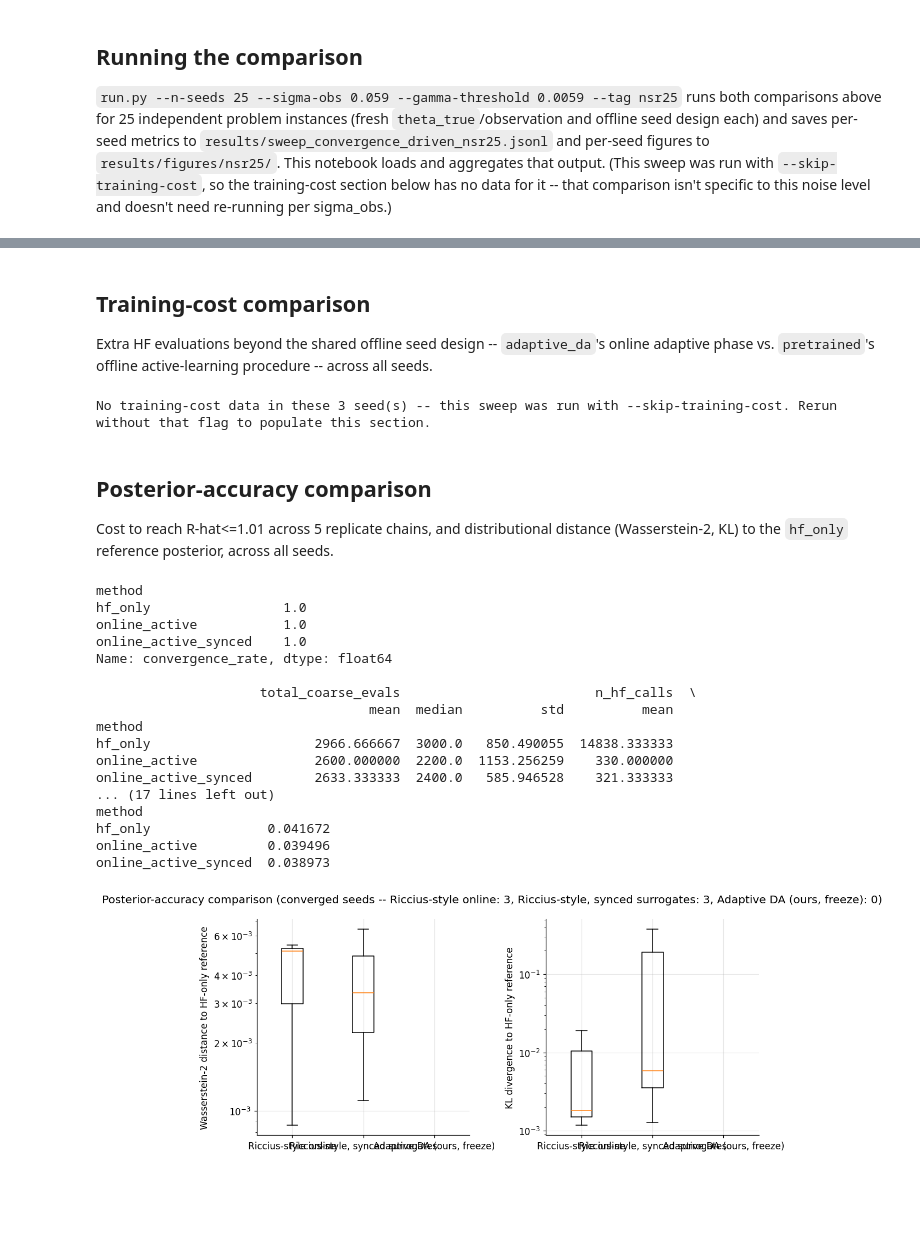
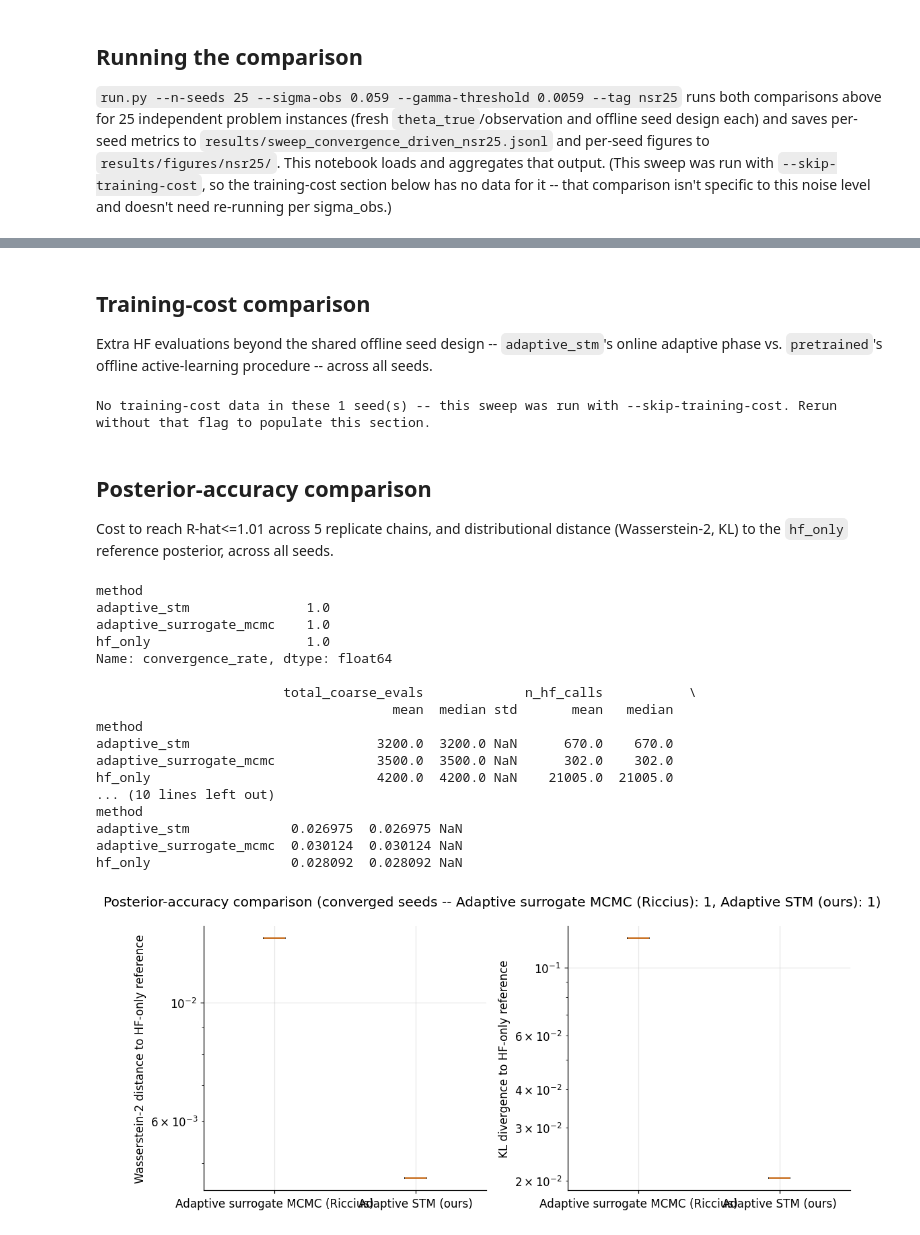
Before and after one commit to filippozacchei/MFDA_ActiveLearning, a Jupyter notebook: examples/toy_problem/msd_benchmark.ipynb, the cells around one changed output, grey strips where cells are left out. Saved outputs shown, nothing was run; the diff lists cells and outputs as text; code cells hidden in the pictures; blank space fills up the shorter version.

```diff
--- a/examples/toy_problem/msd_benchmark.ipynb
+++ b/examples/toy_problem/msd_benchmark.ipynb
@@ -152,7 +143,7 @@ display(Image(filename=str(FIGURES_DIR / f"posterior_scatter_seed_{example_seed}
 # %% [markdown]
 ## Training-cost comparison
 
-Extra HF evaluations beyond the shared offline seed design -- `adaptive_da`'s online
+Extra HF evaluations beyond the shared offline seed design -- `adaptive_stm`'s online
 adaptive phase vs. `pretrained`'s offline active-learning procedure -- across all
 seeds.
 # %%
@@ -177,78 +168,67 @@ else:
         for r in tc_rows
     ])
     print(tc_df[["offline_extra_hf", "online_extra_hf"]].agg(["mean", "median", "std"]))
-    print(f"\nadaptive_da's adaptive-phase convergence rate: {tc_df['online_converged'].mean():.1%}")
+    print(f"\nadaptive_stm's adaptive-phase convergence rate: {tc_df['online_converged'].mean():.1%}")
 
     fig = plot_training_cost_boxplot(
         tc_df["offline_extra_hf"].to_numpy(), tc_df["online_extra_hf"].to_numpy(), n_init=tc_rows[0]["n_init"]
     )
     fig.savefig(FIGURES_DIR / "training_cost_sweep.png", bbox_inches="tight")
 # %% [output]
-No training-cost data in these 3 seed(s) -- this sweep was run with --skip-training-cost. Rerun without that flag to populate this section.
+No training-cost data in these 1 seed(s) -- this sweep was run with --skip-training-cost. Rerun without that flag to populate this section.
 # %% [markdown]
 ## Posterior-accuracy comparison
 
 Cost to reach R-hat<=1.01 across 5 replicate chains, and distributional distance
 (Wasserstein-2, KL) to the `hf_only` reference posterior, across all seeds.
 # %%
-candidate_methods = ("hf_only", "online_active", "online_active_synced", "adaptive_da")
+candidate_methods = ("hf_only", "adaptive_surrogate_mcmc", "adaptive_stm")
 
 pa_rows = []
 for r in sweep_rows:
     for method in candidate_methods:
         p = r["posterior"].get(method)
         if p is None:
-            continue  # e.g. online_active_synced absent from rows run without --include-synced
+            continue  # e.g. an older row saved before the online_active_synced -> adaptive_surrogate_mcmc rename
         pooled = p.get("pooled", {})
         pa_rows.append({
             "seed": r["seed"],
             "method": method,
             "converged": p["converged"],
             "total_coarse_evals": p["total_coarse_evals"],
             "n_hf_calls": pooled.get("n_hf_calls"),
             "w2_ref": pooled.get("wasserstein2_to_reference"),
             "kl_ref": pooled.get("kl_to_reference"),
             "rmse": pooled.get("rmse_to_truth"),
         })
 pa_df = pd.DataFrame(pa_rows)
 print(pa_df.groupby("method")["converged"].mean().rename("convergence_rate"))
 print()
 print(pa_df.groupby("method")[["total_coarse_evals", "n_hf_calls", "w2_ref", "kl_ref", "rmse"]].agg(["mean", "median", "std"]))
 
-# Only include online_active_synced in the boxplots if at least one row actually has it
-# (mixing seeds run with/without --include-synced would otherwise silently compare
-# methods over different, non-overlapping seed sets without saying so).
-method_order = ("online_active", "adaptive_da")
-if "online_active_synced" in pa_df["method"].unique():
-    n_with_synced = pa_df.loc[pa_df["method"] == "online_active_synced", "seed"].nunique()
-    n_total = pa_df["seed"].nunique()
-    if n_with_synced < n_total:
-        print(f"\nNote: online_active_synced present for only {n_with_synced}/{n_total} seeds "
-              "(the rest presumably run without --include-synced).")
-    method_order = ("online_active", "online_active_synced", "adaptive_da")
-
+method_order = ("adaptive_surrogate_mcmc", "adaptive_stm")
 converged = pa_df[pa_df["converged"]]
 w2_by_method = {m: converged.loc[converged["method"] == m, "w2_ref"].dropna().to_numpy() for m in method_order}
 kl_by_method = {m: converged.loc[converged["method"] == m, "kl_ref"].dropna().to_numpy() for m in method_order}
 
 fig = plot_accuracy_boxplots(w2_by_method, kl_by_method, method_order=method_order)
 fig.savefig(FIGURES_DIR / "posterior_accuracy_sweep.png", bbox_inches="tight")
 # %% [output]
 method
-hf_only                 1.0
-online_active           1.0
-online_active_synced    1.0
+adaptive_stm               1.0
+adaptive_surrogate_mcmc    1.0
+hf_only                    1.0
 Name: convergence_rate, dtype: float64
 
-                     total_coarse_evals                         n_hf_calls  \
-                                   mean  median          std          mean
+                        total_coarse_evals             n_hf_calls           \
+                                      mean  median std       mean   median
 method
-hf_only                     2966.666667  3000.0   850.490055  14838.333333
-online_active               2600.000000  2200.0  1153.256259    330.000000
-online_active_synced        2633.333333  2400.0   585.946528    321.333333
-... (17 lines left out)
+adaptive_stm                        3200.0  3200.0 NaN      670.0    670.0
+adaptive_surrogate_mcmc             3500.0  3500.0 NaN      302.0    302.0
+hf_only                             4200.0  4200.0 NaN    21005.0  21005.0
+... (10 lines left out)
 method
-hf_only               0.041672
-online_active         0.039496
-online_active_synced  0.038973
+adaptive_stm             0.026975  0.026975 NaN
+adaptive_surrogate_mcmc  0.030124  0.030124 NaN
+hf_only                  0.028092  0.028092 NaN
-[figure, old version]
+[figure, new version]
```
Also changed, not shown: parts of 5 cells of this notebook, 16 other files.
